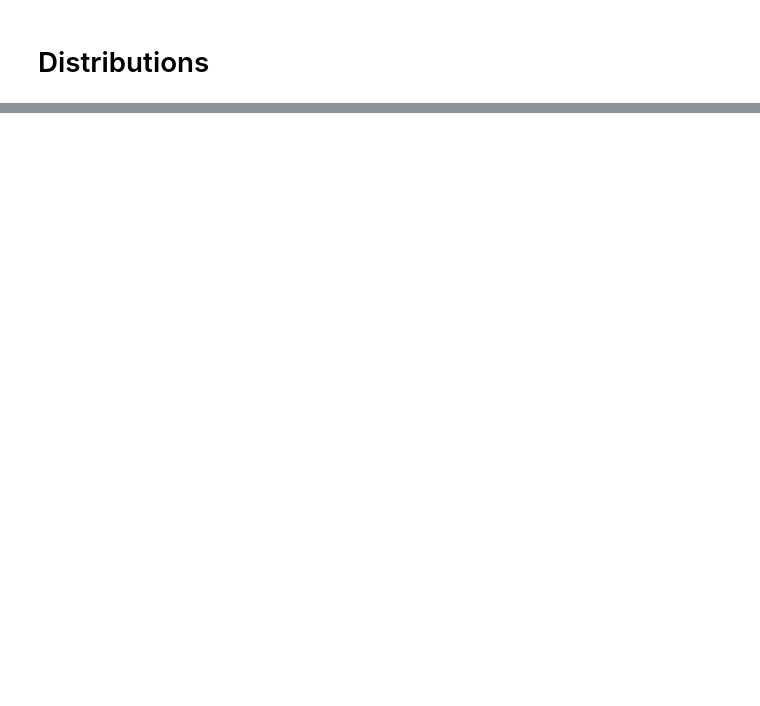
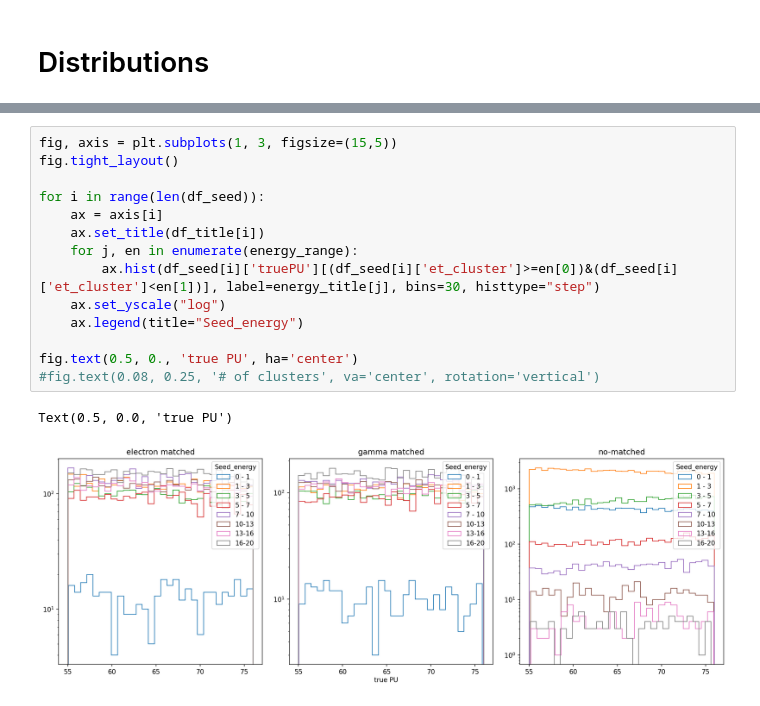
Before and after one commit to valsdav/DeepSuperCluster, a Jupyter notebook: Training/global_model/training_data/feature_distribution_newds.ipynb, the cells around one changed output, grey strips where cells are left out. Drawn from its saved outputs; the diff is of its cells as text; blank space fills up the shorter version.

```diff
--- a/Training/global_model/training_data/feature_distribution_newds.ipynb
+++ b/Training/global_model/training_data/feature_distribution_newds.ipynb
@@ -57,0 +119,17 @@ df_title = ['electron matched', 'gamma matched', 'no-matched']
+# %%
+fig, axis = plt.subplots(1, 3, figsize=(15,5))
+fig.tight_layout()
+
+for i in range(len(df_seed)):
+    ax = axis[i]
+    ax.set_title(df_title[i])
+    for j, en in enumerate(energy_range):
+        ax.hist(df_seed[i]['truePU'][(df_seed[i]['et_cluster']>=en[0])&(df_seed[i]['et_cluster']<en[1])], label=energy_title[j], bins=30, histtype="step")
+    ax.set_yscale("log")
+    ax.legend(title="Seed_energy")
+
+fig.text(0.5, 0., 'true PU', ha='center')
+#fig.text(0.08, 0.25, '# of clusters', va='center', rotation='vertical')
+# %% [output]
+Text(0.5, 0.0, 'true PU')
+[figure, added]
```
Also changed, not shown: parts of 32 cells of this notebook, 1 other file.
